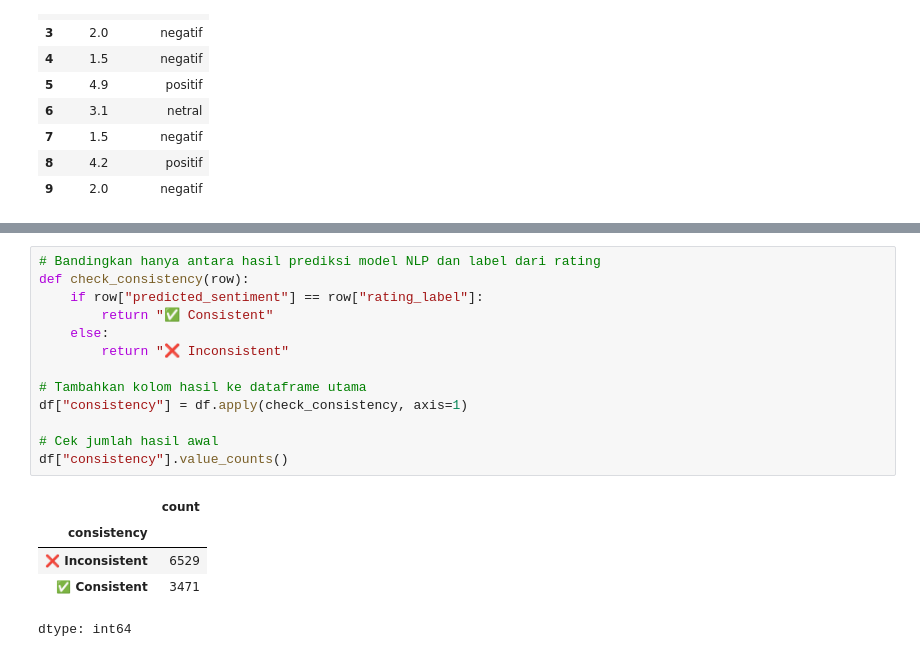
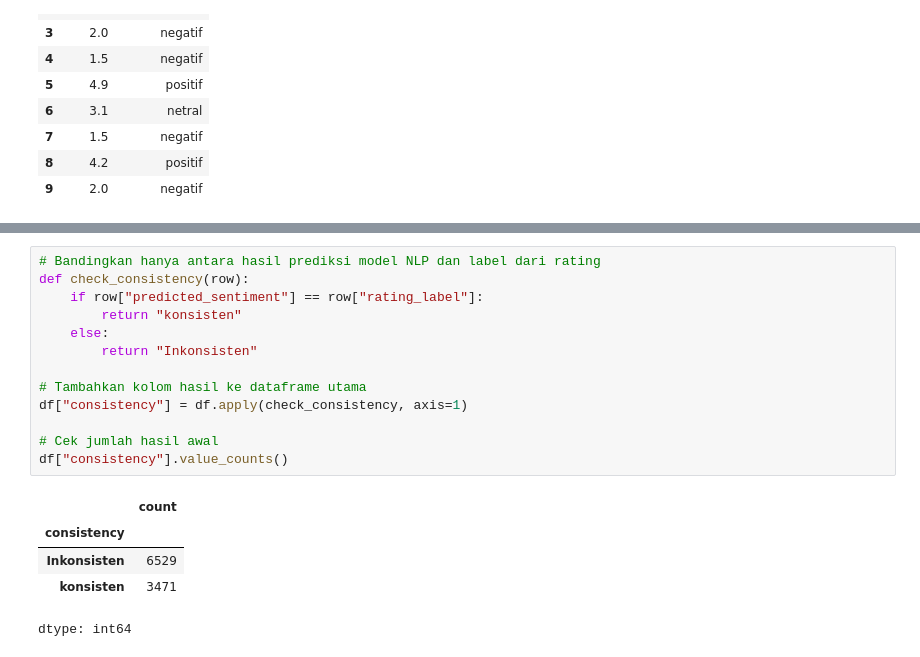
Before and after one commit to fatihdzaki01/GelarRasa_ML, a Jupyter notebook: NLP_GelarRasa.ipynb, the cells around one changed output, grey strips where cells are left out. Cells and saved outputs as stored; diff of their text form.

```diff
--- a/NLP_GelarRasa.ipynb
+++ b/NLP_GelarRasa.ipynb
@@ -115,19 +115,19 @@ https://docs.google.com/spreadsheets/d/1Xt466IgG0ctcLPzVLvUDD8ncz6CvAu2VfXDs-u4_
 # %%
 # Bandingkan hanya antara hasil prediksi model NLP dan label dari rating
 def check_consistency(row):
     if row["predicted_sentiment"] == row["rating_label"]:
-        return "✅ Consistent"
+        return "konsisten"
     else:
-        return "❌ Inconsistent"
+        return "Inkonsisten"
 
 # Tambahkan kolom hasil ke dataframe utama
 df["consistency"] = df.apply(check_consistency, axis=1)
 
 # Cek jumlah hasil awal
 df["consistency"].value_counts()
 # %% [output]
 |  | count |
 | consistency |  |
-| ❌ Inconsistent | 6529 |
-| ✅ Consistent | 3471 |
+| Inkonsisten | 6529 |
+| konsisten | 3471 |
 dtype: int64
```
Also changed, not shown: parts of 8 cells of this notebook.
